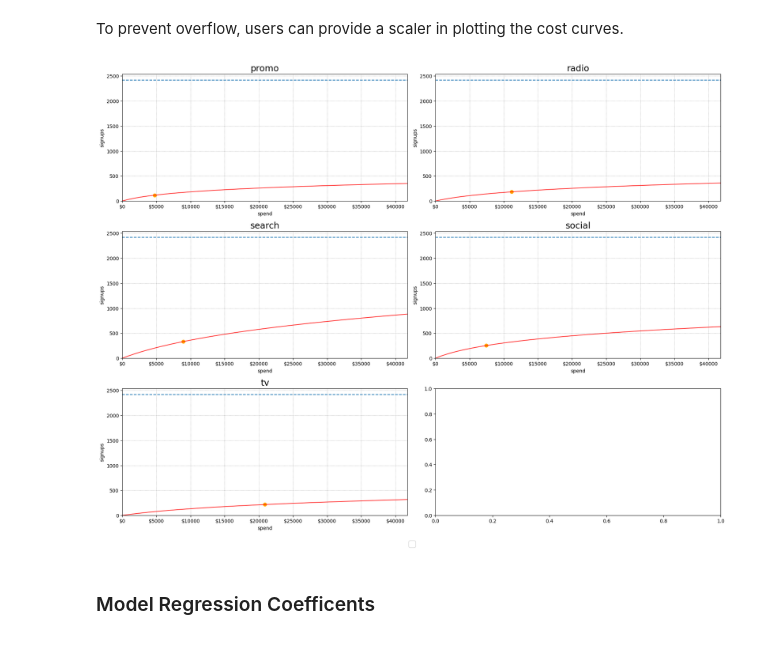
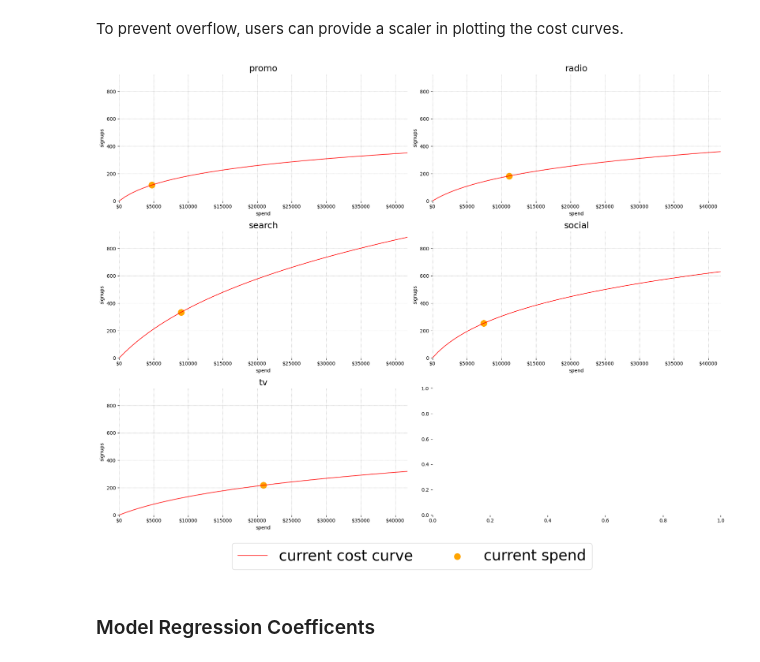
Before and after one commit to edwinnglabs/karpiu, a Jupyter notebook: docs/examples/quickstart.ipynb, the cells around one changed output. Cells and saved outputs as stored; diff of their text form; code cells hidden in the pictures.

Commit message:
plots update

```diff
--- a/docs/examples/quickstart.ipynb
+++ b/docs/examples/quickstart.ipynb
@@ -186,9 +186,9 @@ cc.generate_cost_curves()
 # %% [markdown]
 To prevent overflow, users can provide a scaler in plotting the cost curves.
 # %%
-cc.plot(spend_scaler=10, outcome_scaler=10);
+cc.plot(spend_scaler=10, outcome_scaler=10, include_organic=False);
 # %% [output]
-[figure, old version]
+[figure, new version]
 # %% [markdown]
 ### Model Regression Coefficents
 # %%
```
Also changed, not shown: parts of 1 cell of this notebook, 4 other files.
